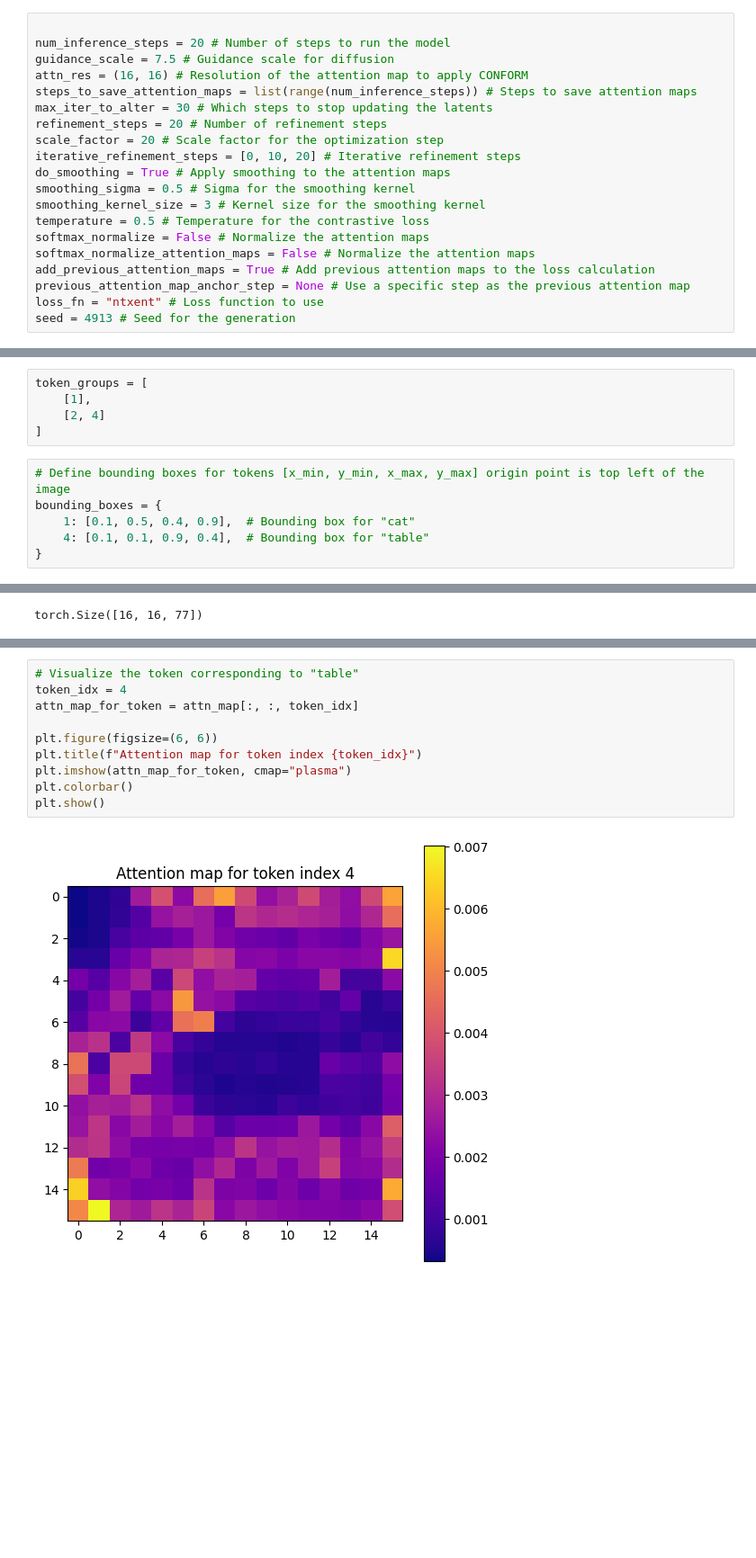
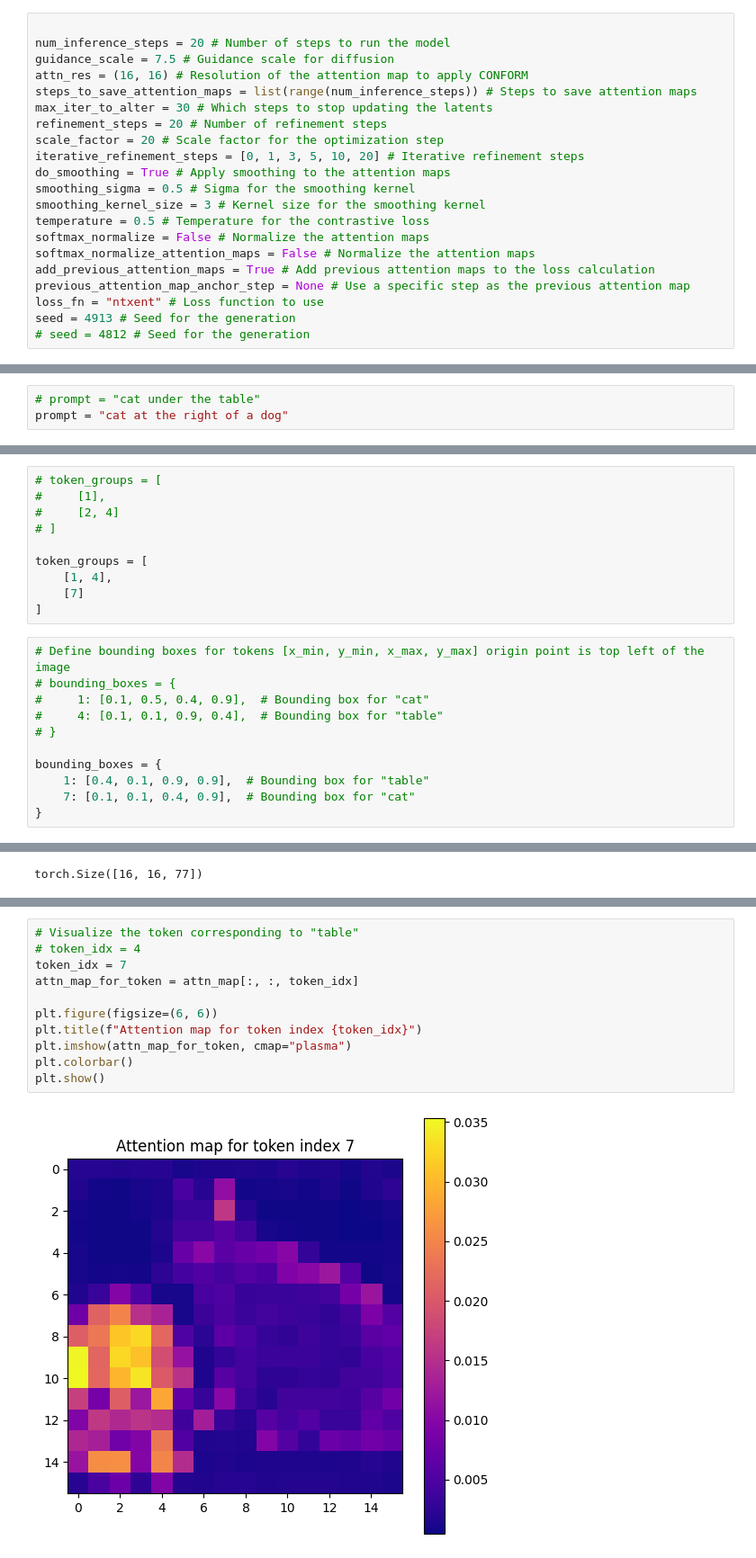
Before and after one commit to HusnuOkanCakir/CONFORM_with_BBOX, a Jupyter notebook: notebook.ipynb, the cells around one changed output, grey strips where cells are left out. Shown at 90% size. Drawn from its saved outputs; the diff is of its cells as text; blank space fills up the shorter version.

Commit message:
added notebook - increased iterative_refinement_steps

```diff
--- a/notebook.ipynb
+++ b/notebook.ipynb
@@ -105,7 +98,7 @@ steps_to_save_attention_maps = list(range(num_inference_steps)) # Steps to save
 max_iter_to_alter = 30 # Which steps to stop updating the latents
 refinement_steps = 20 # Number of refinement steps
 scale_factor = 20 # Scale factor for the optimization step
-iterative_refinement_steps = [0, 10, 20] # Iterative refinement steps
+iterative_refinement_steps = [0, 1, 3, 5, 10, 20] # Iterative refinement steps
 do_smoothing = True # Apply smoothing to the attention maps
 smoothing_sigma = 0.5 # Sigma for the smoothing kernel
 smoothing_kernel_size = 3 # Kernel size for the smoothing kernel
@@ -116,5 +109,6 @@ add_previous_attention_maps = True # Add previous attention maps to the loss cal
 previous_attention_map_anchor_step = None # Use a specific step as the previous attention map
 loss_fn = "ntxent" # Loss function to use
 seed = 4913 # Seed for the generation
+# seed = 4812 # Seed for the generation
 # %% [markdown]
 # Prompt
@@ -123,3 +115,6 @@ prompt = "cat under the table"
+# %%
+# prompt = "cat under the table"
+prompt = "cat at the right of a dog"
 # %% [markdown]
 ## Indices
 # %%
@@ -134,15 +129,25 @@ print(indices)
 # %% [markdown]
 ## Token Groups
 # %%
+# token_groups = [
+#     [1],
+#     [2, 4]
+# ]
+
 token_groups = [
-    [1],
-    [2, 4]
+    [1, 4],
+    [7]
 ]
 # %%
 # Define bounding boxes for tokens [x_min, y_min, x_max, y_max] origin point is top left of the image
+# bounding_boxes = {
+#     1: [0.1, 0.5, 0.4, 0.9],  # Bounding box for "cat"
+#     4: [0.1, 0.1, 0.9, 0.4],  # Bounding box for "table"
+# }
+
 bounding_boxes = {
-    1: [0.1, 0.5, 0.4, 0.9],  # Bounding box for "cat"
-    4: [0.1, 0.1, 0.9, 0.4],  # Bounding box for "table"
+    1: [0.4, 0.1, 0.9, 0.9],  # Bounding box for "table"
+    7: [0.1, 0.1, 0.4, 0.9],  # Bounding box for "cat"
 }
 # %%
 # img_size = (16,16)
@@ -248,14 +254,15 @@ plt.show()
 # %%
 # Visualize the token corresponding to "table"
-token_idx = 4
+# token_idx = 4
+token_idx = 7
 attn_map_for_token = attn_map[:, :, token_idx]
 
 plt.figure(figsize=(6, 6))
 plt.title(f"Attention map for token index {token_idx}")
 plt.imshow(attn_map_for_token, cmap="plasma")
 plt.colorbar()
 plt.show()
 # %% [output]
-[figure, old version]
+[figure, new version]
 # %%
 # Visualize the token corresponding to "under"
```
Also changed, not shown: parts of 14 cells of this notebook.
